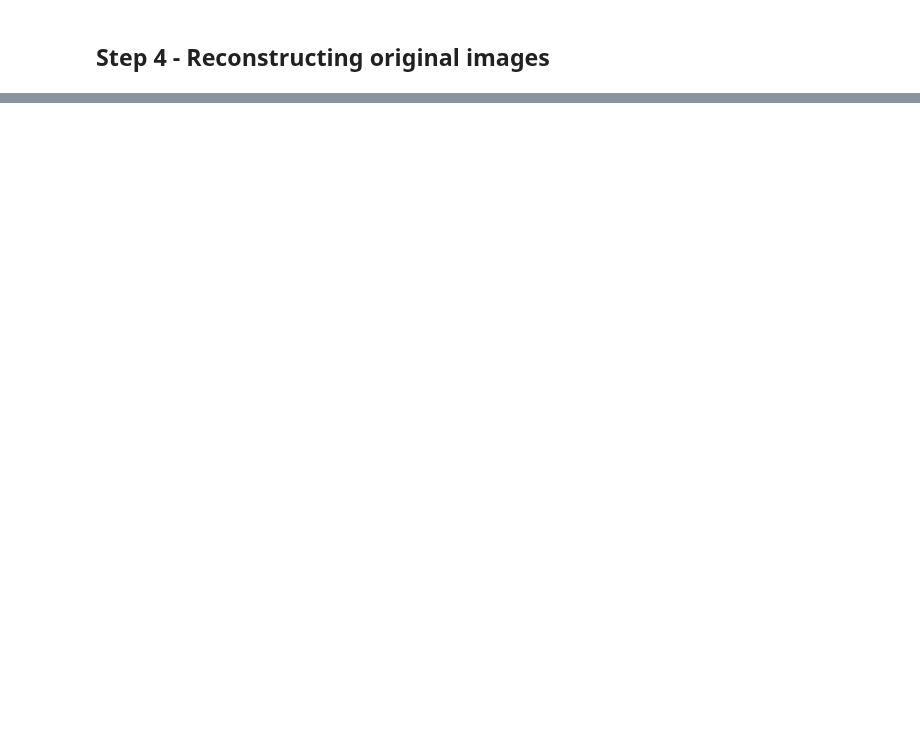
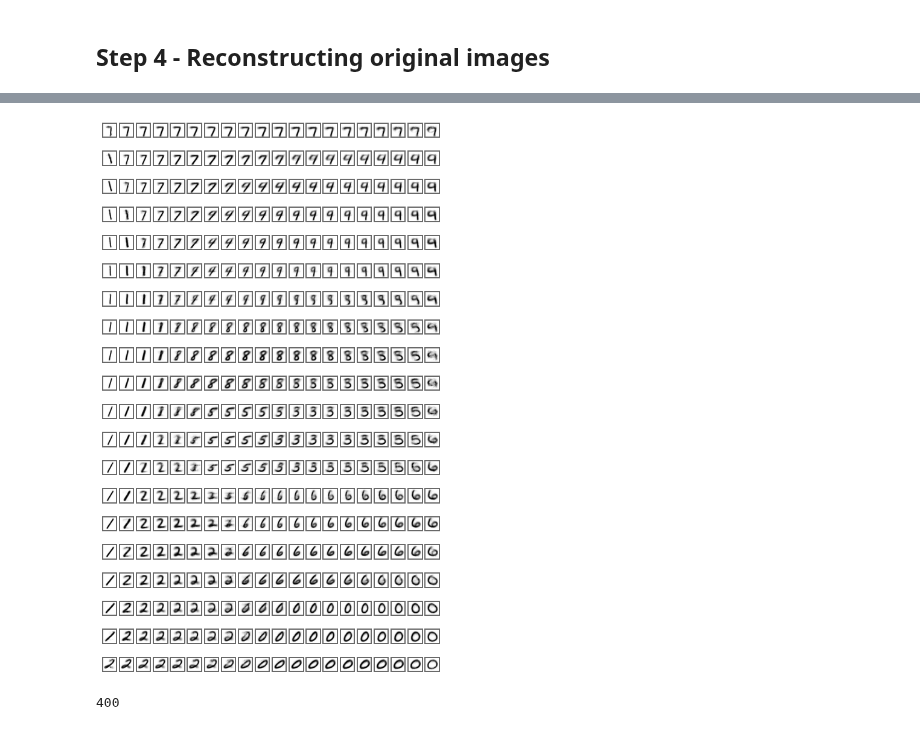
Before and after one commit to Jean-Christ1/Deep-Learning-with-Keras-and-Tensorflow, a Jupyter notebook: VAE/02-VAE-with-MNIST-post.ipynb, the cells around one changed output, grey strips where cells are left out. Drawn from its saved outputs; the diff is of its cells as text; code cells hidden in the pictures; blank space fills up the shorter version.

```diff
--- a/VAE/02-VAE-with-MNIST-post.ipynb
+++ b/VAE/02-VAE-with-MNIST-post.ipynb
@@ -126,0 +160,16 @@ no
+# %%
+grid_size=20
+
+grid=[]
+for y in scipy.stats.norm.ppf(np.linspace(0.01, 0.99, grid_size)):
+    line=[]
+    for x in scipy.stats.norm.ppf(np.linspace(0.01, 0.99, grid_size)):
+        grid.append( (x,y) )
+
+x_reconst = vae.decoder.predict([grid])
+
+ooo.plot_images(x_reconst, indices=range(len(x_reconst)), columns=grid_size, x_size=0.5,y_size=0.5)
+len(x_reconst)
+# %% [output]
+[figure, added]
+400
```
Also changed, not shown: parts of 9 cells of this notebook, 1 other file.
